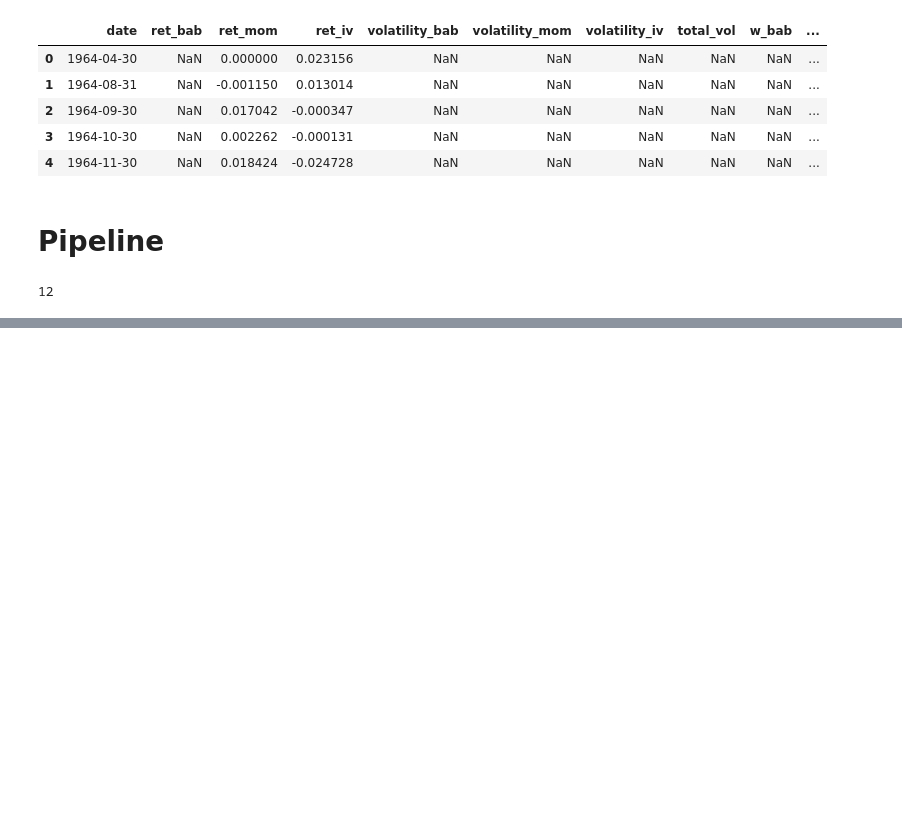
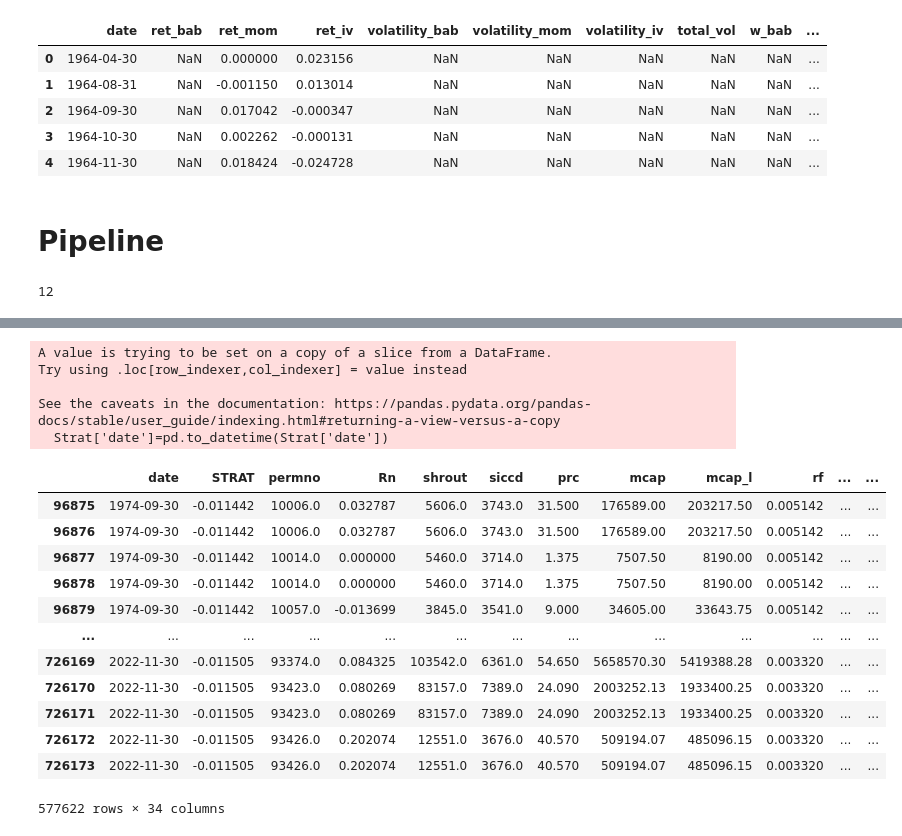
Before and after one commit to yassinuaimee/Investments-Advanced-Portfolio-Optimization-and-Risk-Factor-Analysis, a Jupyter notebook: part8.ipynb, the cells around one changed output, grey strips where cells are left out. Cells and saved outputs as stored; diff of their text form; code cells hidden in the pictures; blank space fills up the shorter version.

```diff
--- a/part8.ipynb
+++ b/part8.ipynb
@@ -422,0 +492,29 @@ Industries
+# %%
+df_rps.reset_index(inplace=True)
+# %%
+Strat=df_rps[['date','STRAT',]]
+Strat['date']=pd.to_datetime(Strat['date'])
+df9=pd.read_csv('df7.csv')
+df9['date']=pd.to_datetime(df9['date'])
+df9=pd.merge(Strat, df9,on=['date'], how='left')
+df9.dropna(inplace=True)
+df9
+# %% [output]
+A value is trying to be set on a copy of a slice from a DataFrame.
+Try using .loc[row_indexer,col_indexer] = value instead
+
+See the caveats in the documentation: https://pandas.pydata.org/pandas-docs/stable/user_guide/indexing.html#returning-a-view-versus-a-copy
+  Strat['date']=pd.to_datetime(Strat['date'])
+|  | date | STRAT | permno | Rn | shrout | siccd | prc | mcap | mcap_l | rf | ... | ... |
+| 96875 | 1974-09-30 | -0.011442 | 10006.0 | 0.032787 | 5606.0 | 3743.0 | 31.500 | 176589.00 | 203217.50 | 0.005142 | ... | ... |
+| 96876 | 1974-09-30 | -0.011442 | 10006.0 | 0.032787 | 5606.0 | 3743.0 | 31.500 | 176589.00 | 203217.50 | 0.005142 | ... | ... |
+| 96877 | 1974-09-30 | -0.011442 | 10014.0 | 0.000000 | 5460.0 | 3714.0 | 1.375 | 7507.50 | 8190.00 | 0.005142 | ... | ... |
+| 96878 | 1974-09-30 | -0.011442 | 10014.0 | 0.000000 | 5460.0 | 3714.0 | 1.375 | 7507.50 | 8190.00 | 0.005142 | ... | ... |
+| 96879 | 1974-09-30 | -0.011442 | 10057.0 | -0.013699 | 3845.0 | 3541.0 | 9.000 | 34605.00 | 33643.75 | 0.005142 | ... | ... |
+| ... | ... | ... | ... | ... | ... | ... | ... | ... | ... | ... | ... | ... |
+| 726169 | 2022-11-30 | -0.011505 | 93374.0 | 0.084325 | 103542.0 | 6361.0 | 54.650 | 5658570.30 | 5419388.28 | 0.003320 | ... | ... |
+| 726170 | 2022-11-30 | -0.011505 | 93423.0 | 0.080269 | 83157.0 | 7389.0 | 24.090 | 2003252.13 | 1933400.25 | 0.003320 | ... | ... |
+| 726171 | 2022-11-30 | -0.011505 | 93423.0 | 0.080269 | 83157.0 | 7389.0 | 24.090 | 2003252.13 | 1933400.25 | 0.003320 | ... | ... |
+| 726172 | 2022-11-30 | -0.011505 | 93426.0 | 0.202074 | 12551.0 | 3676.0 | 40.570 | 509194.07 | 485096.15 | 0.003320 | ... | ... |
+| 726173 | 2022-11-30 | -0.011505 | 93426.0 | 0.202074 | 12551.0 | 3676.0 | 40.570 | 509194.07 | 485096.15 | 0.003320 | ... | ... |
+577622 rows × 34 columns
```
Also changed, not shown: parts of 13 cells of this notebook, 1 other file.
